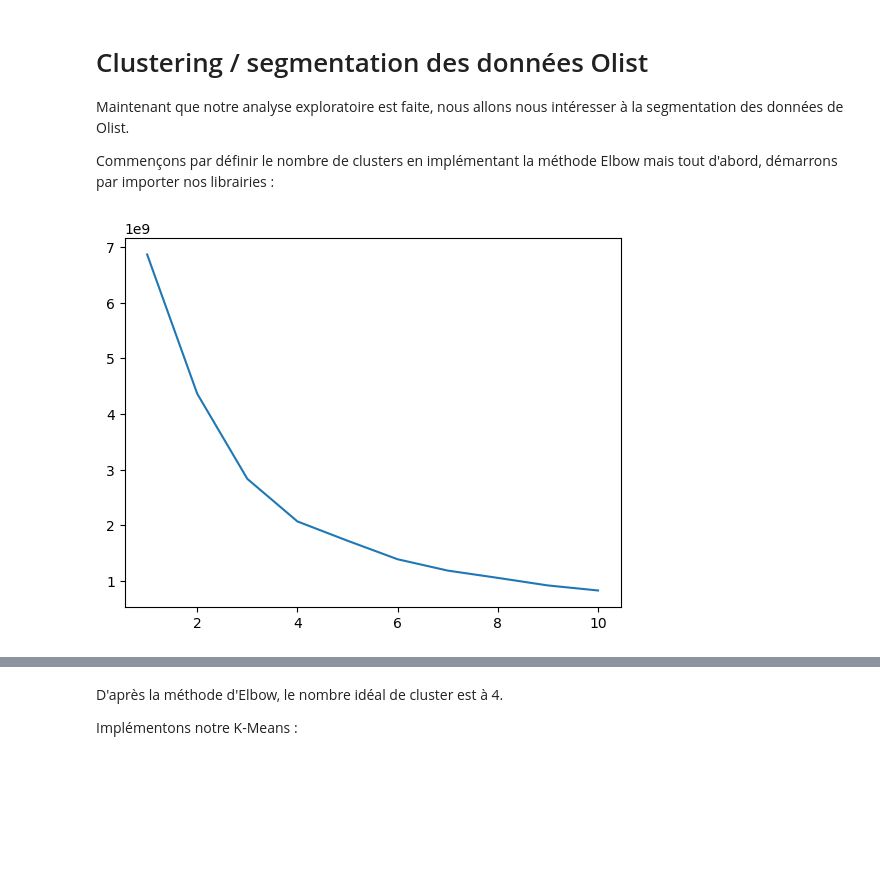
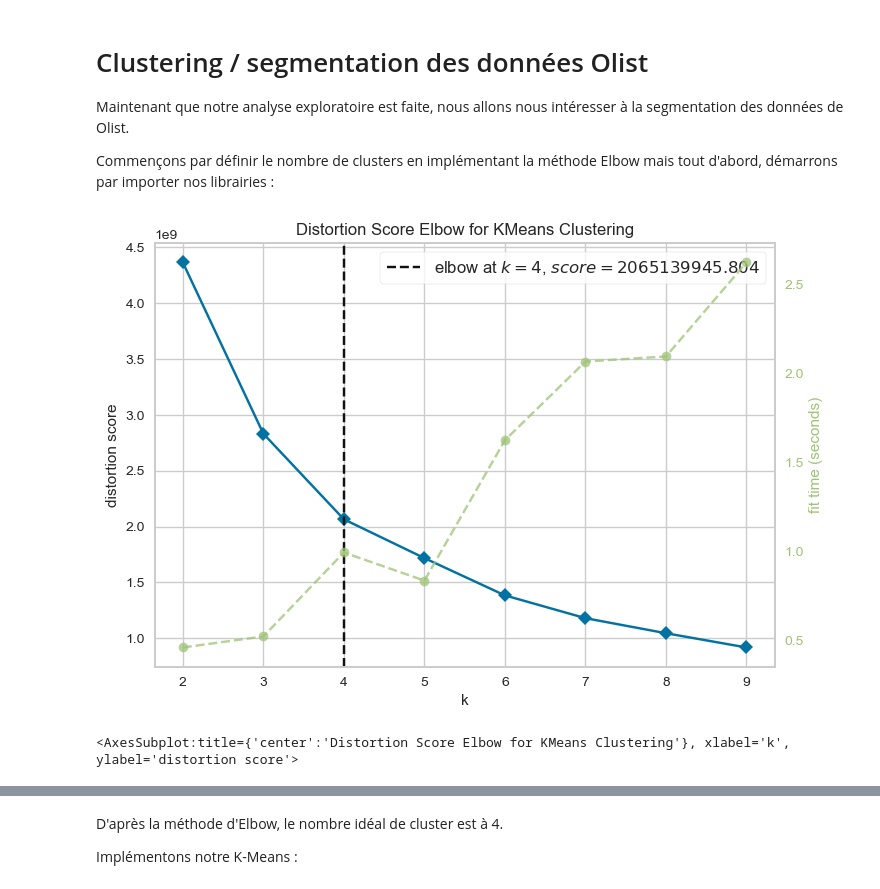
Before and after one commit to laildfz/P4_machine_learning, a Jupyter notebook: desfossez_rayan_notebook_clustering_11022.ipynb, the cells around one changed output, grey strips where cells are left out. Cells and saved outputs as stored; diff of their text form; code cells hidden in the pictures; blank space fills up the shorter version.

```diff
--- a/desfossez_rayan_notebook_clustering_11022.ipynb
+++ b/desfossez_rayan_notebook_clustering_11022.ipynb
@@ -15,16 +16,13 @@ from sklearn.cluster import KMeans
 # %%
 data = pd.read_csv("data/rfm_data.csv")
 
-data_without_customer_id = pd.DataFrame({ "(days)last_purchase": data["(days)last_purchase"], "total_orders": data["total_orders"], "total_spend": data["total_spend"] })
+data_without_customer_review = pd.DataFrame({ "(days)last_purchase": data["(days)last_purchase"], "total_orders": data["total_orders"], "total_spend": data["total_spend"] })
 
-wcss = []
+model = KMeans()
+visualizer = KElbowVisualizer(model, k=(2,10))
 
-for i in range(1, 11):
-    clustering = KMeans(n_clusters=i, init='k-means++', random_state=42)
-    clustering.fit(data_without_customer_id)
-    wcss.append(clustering.inertia_)
-
-ks = [1, 2, 3, 4, 5, 6, 7, 8, 9, 10]
-sns.lineplot(x = ks, y = wcss);
+visualizer.fit(data_without_customer_review)
+visualizer.show()
 # %% [output]
-[figure, old version]
+[figure, new version]
+<AxesSubplot:title={'center':'Distortion Score Elbow for KMeans Clustering'}, xlabel='k', ylabel='distortion score'>
```
Also changed, not shown: parts of 7 cells of this notebook, 5 other files.
